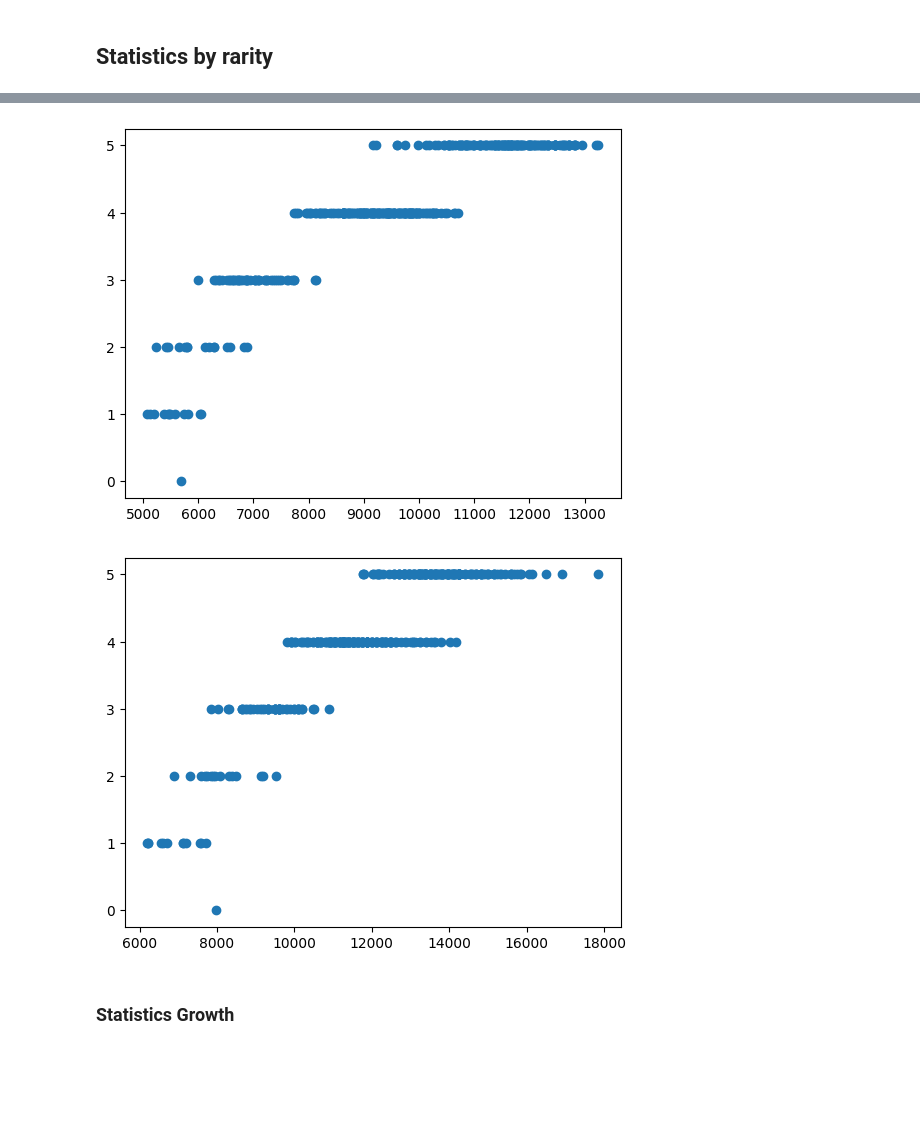
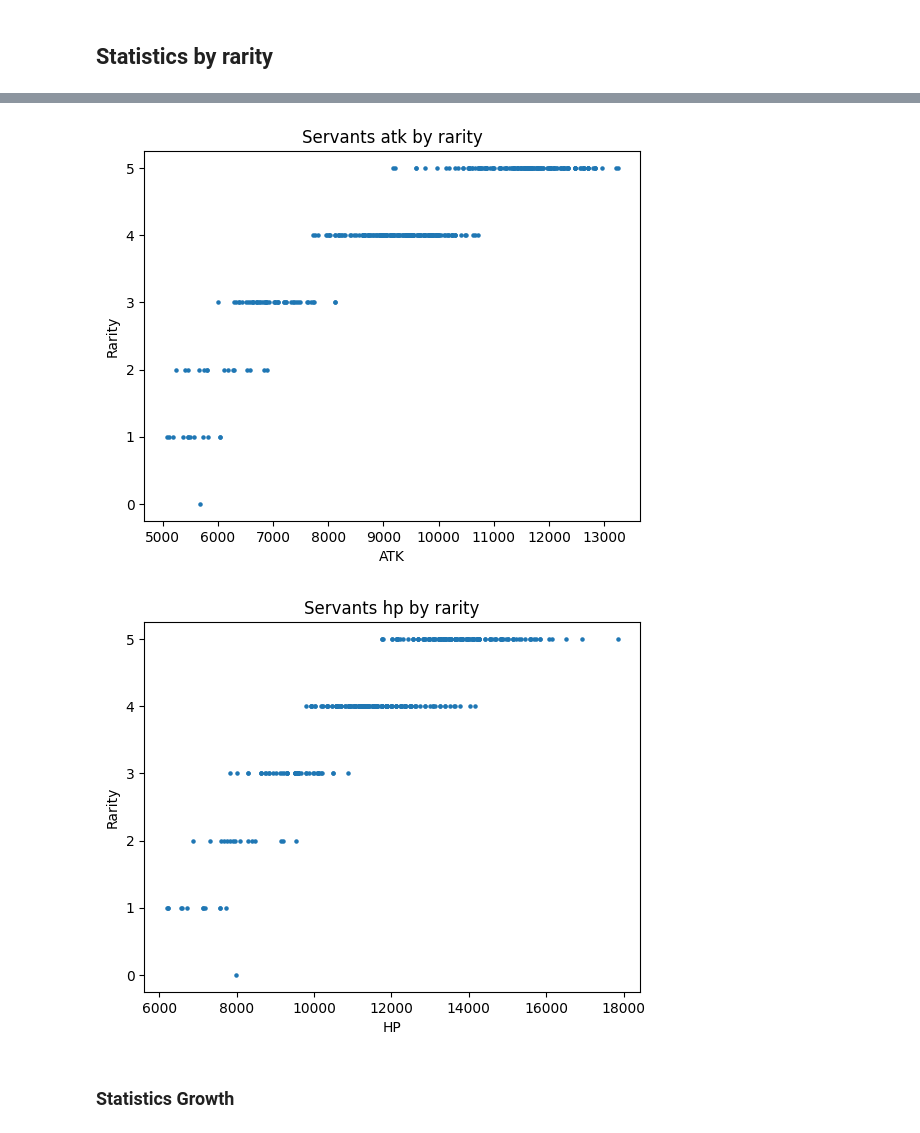
Before and after one commit to manuelelucchi/VisualizzazioneScientifica, a Jupyter notebook: Report.ipynb, the cells around one changed output, grey strips where cells are left out. Saved outputs shown, nothing was run; the diff lists cells and outputs as text; code cells hidden in the pictures; blank space fills up the shorter version.

```diff
--- a/Report.ipynb
+++ b/Report.ipynb
@@ -48,7 +48,9 @@ cleanData = df.filter(items=[
     'traits',
     'illustrator',
     'saberface',
-    'extra'
+    'extra',
+    'noblePhantasms',
+    'cards'
 ])
 
 cleanData.filter(items=[
@@ -193,17 +207,27 @@ plt.show()
 # %%
 # Confronto rarita' e statistiche
 # Confronto classe e statistiche
 servants_statistics_clean = cleanData[(cleanData["atkMax"] < 20000) &(cleanData["hpMax"] < 22000)]
-plt.scatter(servants_statistics_clean["atkMax"].values, servants_statistics_clean["rarity"].values)
+plt.scatter(servants_statistics_clean["atkMax"].values, servants_statistics_clean["rarity"].values,s = 5)
+configure(
+    "Servants atk by rarity",
+    "ATK",
+    "Rarity"
+)
 plt.savefig("presentation/images/class_and_stats_atk.png", bbox_inches="tight")
 plt.show()
 
-plt.scatter(servants_statistics_clean["hpMax"].values, servants_statistics_clean["rarity"].values)
+plt.scatter(servants_statistics_clean["hpMax"].values, servants_statistics_clean["rarity"].values,s = 5)
+configure(
+    "Servants hp by rarity",
+    "HP",
+    "Rarity"
+)
 plt.savefig("presentation/images/class_and_stats_hp.png", bbox_inches="tight")
 plt.show()
 # %% [output]
-[figure, old version]
+[figure, new version]
-[figure, old version]
+[figure, new version]
 # %% [markdown]
 ### Statistics Growth
 # %%
```
Also changed, not shown: parts of 8 cells of this notebook, 20 other files.
